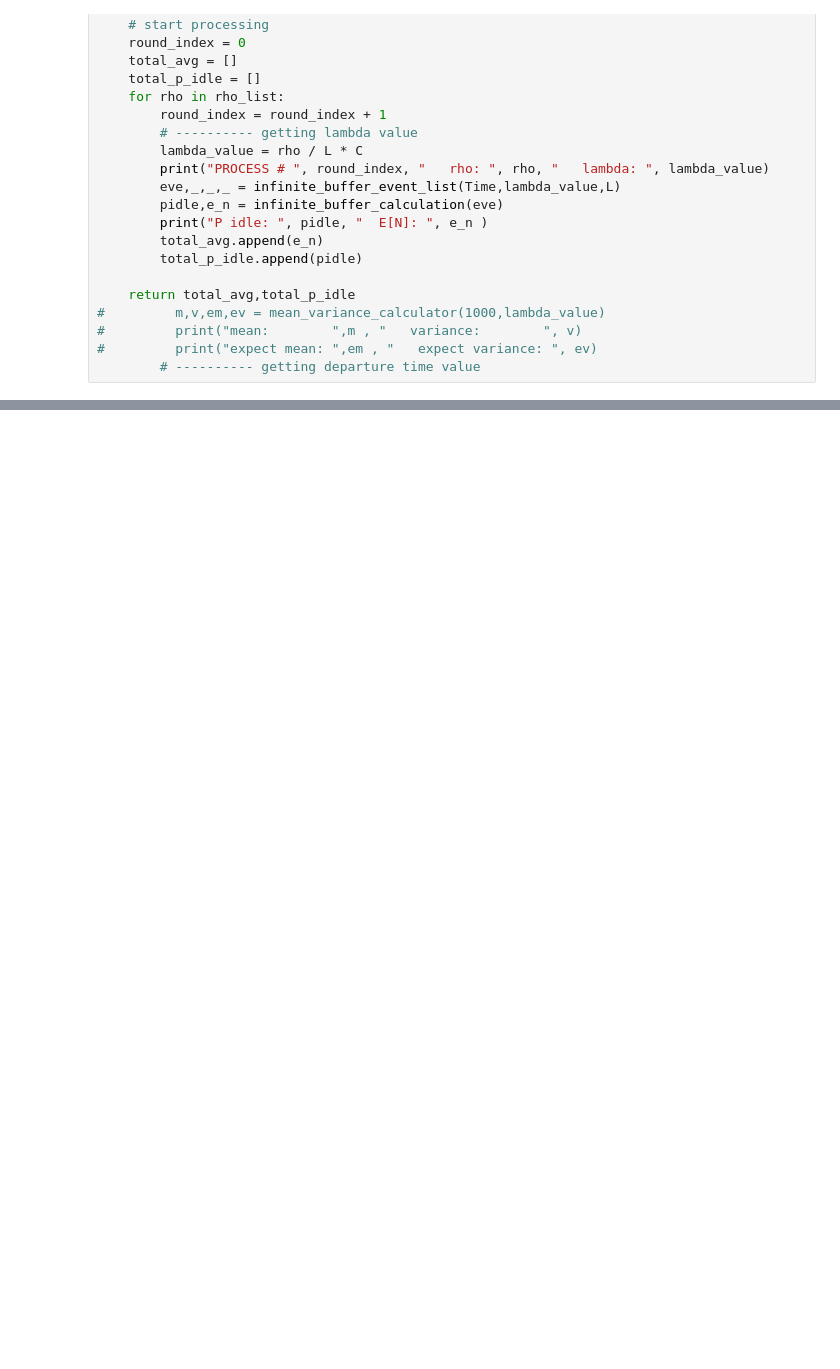
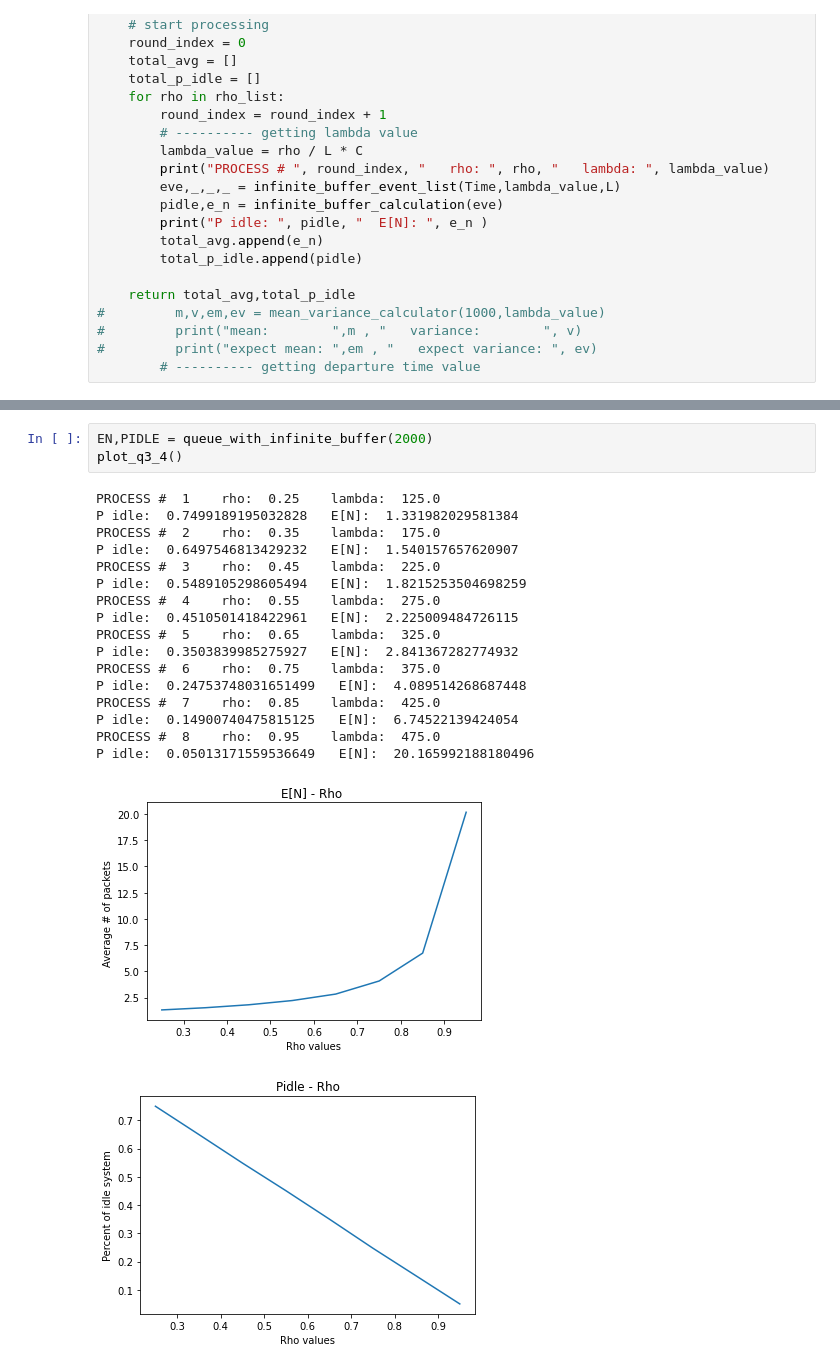
Before and after one commit to TWPz/358ece_lab1, a Jupyter notebook: scratch.ipynb, the cells around one changed output, grey strips where cells are left out. Drawn from its saved outputs; the diff is of its cells as text; blank space fills up the shorter version.

```diff
--- a/scratch.ipynb
+++ b/scratch.ipynb
@@ -199,0 +202,22 @@ plt.close()
+# %%
+EN,PIDLE = queue_with_infinite_buffer(2000)
+plot_q3_4()
+# %% [output]
+PROCESS #  1    rho:  0.25    lambda:  125.0
+P idle:  0.7499189195032828   E[N]:  1.331982029581384
+PROCESS #  2    rho:  0.35    lambda:  175.0
+P idle:  0.6497546813429232   E[N]:  1.540157657620907
+PROCESS #  3    rho:  0.45    lambda:  225.0
+P idle:  0.5489105298605494   E[N]:  1.8215253504698259
+PROCESS #  4    rho:  0.55    lambda:  275.0
+P idle:  0.4510501418422961   E[N]:  2.225009484726115
+PROCESS #  5    rho:  0.65    lambda:  325.0
+P idle:  0.3503839985275927   E[N]:  2.841367282774932
+PROCESS #  6    rho:  0.75    lambda:  375.0
+P idle:  0.24753748031651499   E[N]:  4.089514268687448
+PROCESS #  7    rho:  0.85    lambda:  425.0
+P idle:  0.14900740475815125   E[N]:  6.74522139424054
+PROCESS #  8    rho:  0.95    lambda:  475.0
+P idle:  0.05013171559536649   E[N]:  20.165992188180496
+[figure, added]
+[figure, added]
```
Also changed, not shown: parts of 16 cells of this notebook.
